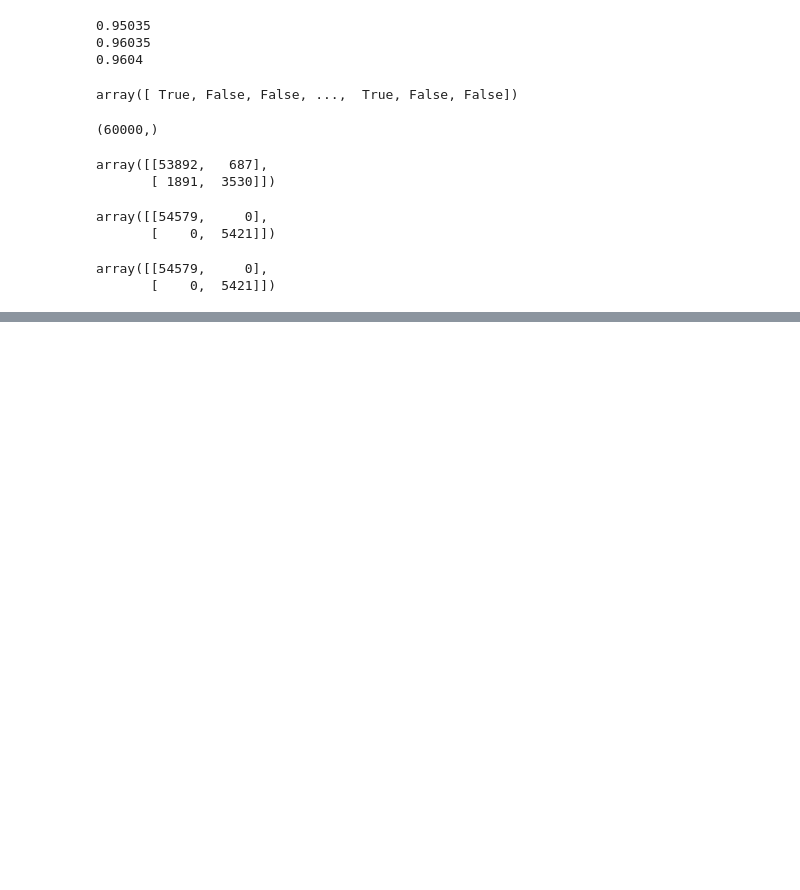
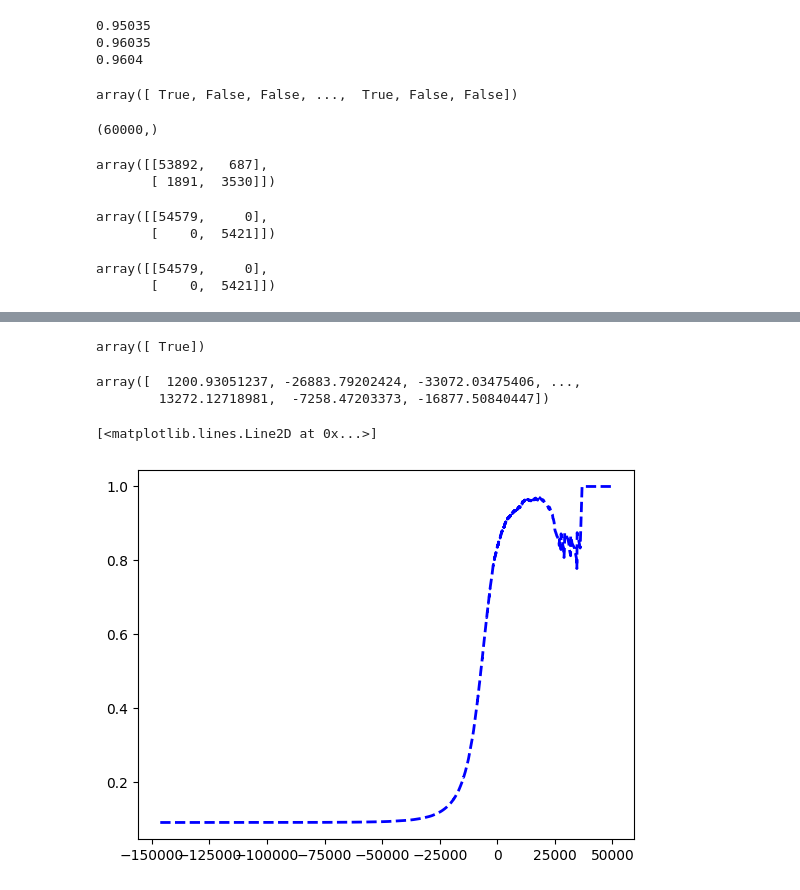
Before and after one commit to ArezooAalipanah/machine_learning3, a Jupyter notebook: HML3_ch3.ipynb, the cells around one changed output, grey strips where cells are left out. Saved outputs shown, nothing was run; the diff lists cells and outputs as text; code cells hidden in the pictures; blank space fills up the shorter version.

```diff
--- a/HML3_ch3.ipynb
+++ b/HML3_ch3.ipynb
@@ -271,0 +314,21 @@ array([[54579,     0],
+# %%
+y_digit_pred
+# %% [output]
+array([ True])
+# %%
+y_scores = cross_val_predict(sgd_clf, X_train, y_train_5, cv=3,
+                             method = "decision_function")
+# %%
+y_scores
+# %% [output]
+array([  1200.93051237, -26883.79202424, -33072.03475406, ...,
+        13272.12718981,  -7258.47203373, -16877.50840447])
+# %%
+from sklearn.metrics import precision_recall_curve
+
+precisions, recalls, thresholds = precision_recall_curve(y_train_5, y_scores)
+# %%
+plt.plot(thresholds, precisions[:-1],"b--",label = "Precision", linewidth = 2 )
+# %% [output]
+[<matplotlib.lines.Line2D at 0x...>]
+[figure, added]
```
Also changed, not shown: parts of 18 cells of this notebook.
